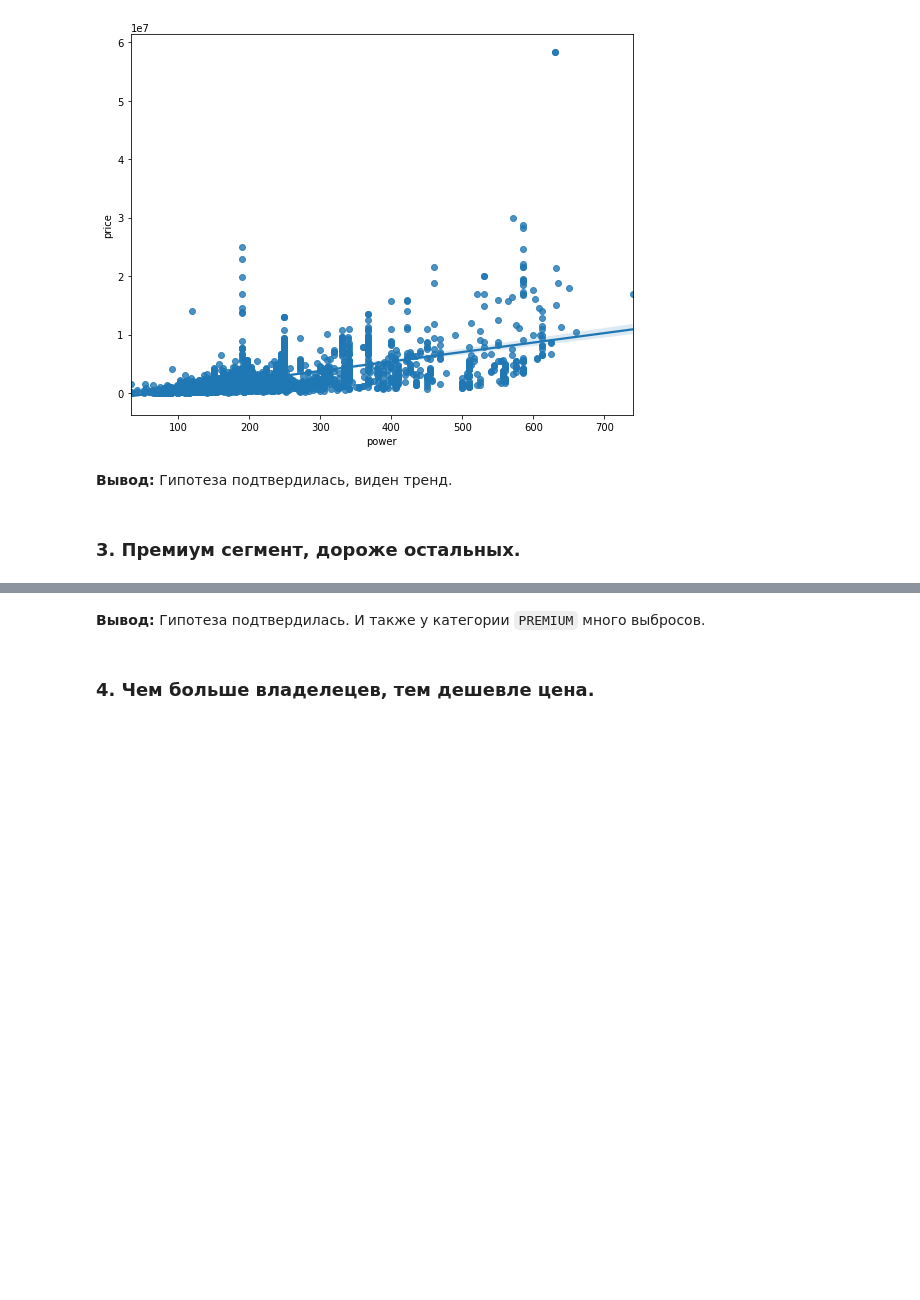
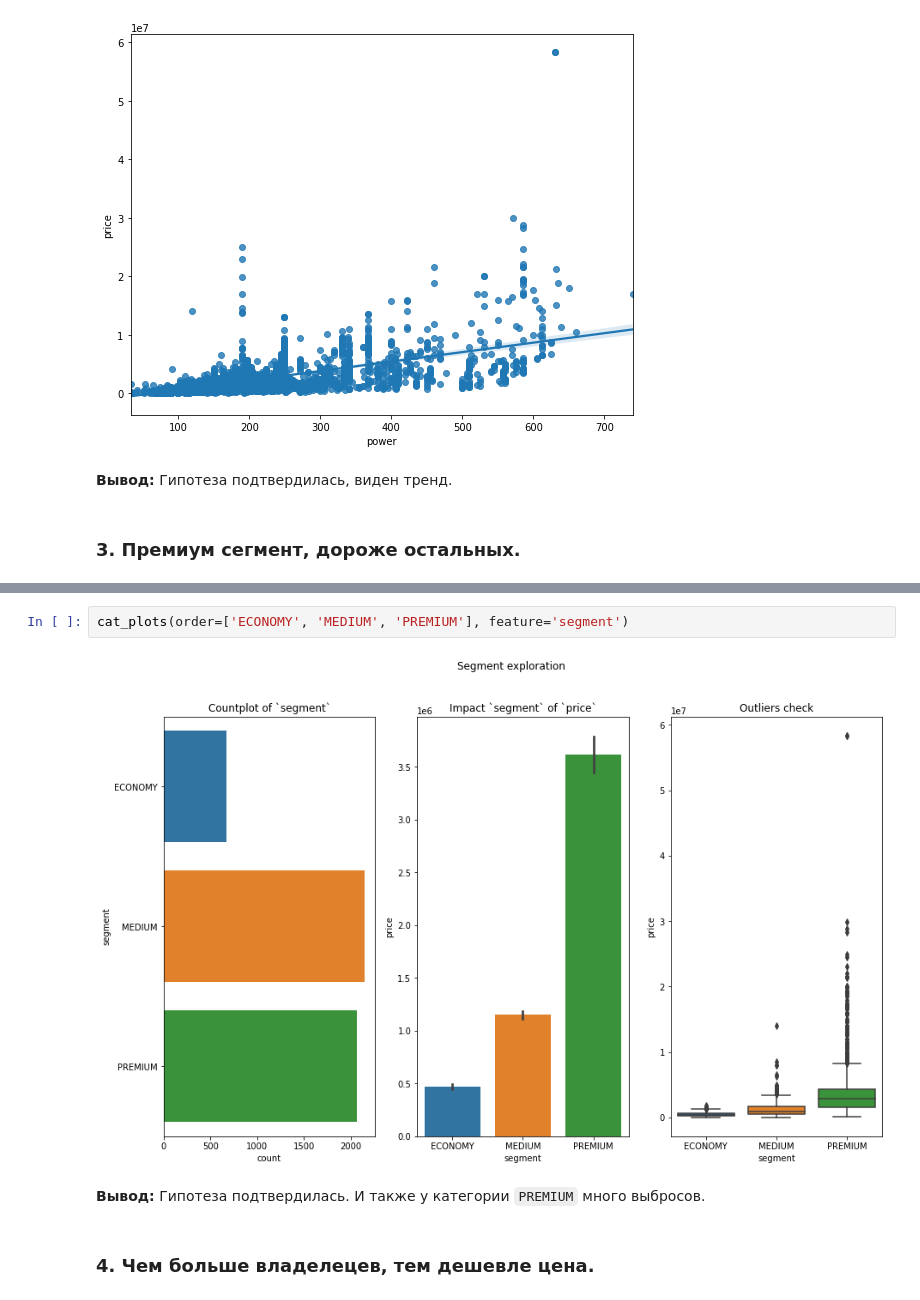
Before and after one commit to ArthurBodrov/autoru_analytics, a Jupyter notebook: Data Exploration.ipynb, the cells around one changed output, grey strips where cells are left out. Saved outputs shown, nothing was run; the diff lists cells and outputs as text; blank space fills up the shorter version.

```diff
--- a/Data Exploration.ipynb
+++ b/Data Exploration.ipynb
@@ -71,3 +65,7 @@ Name: segment, dtype: int64
+# %%
+cat_plots(order=['ECONOMY', 'MEDIUM', 'PREMIUM'], feature='segment')
+# %% [output]
+[figure, added]
 # %% [markdown]
 **Вывод:** Гипотеза подтвердилась. И также у категории `PREMIUM` много выбросов.
 # %% [markdown]
```
Also changed, not shown: parts of 11 cells of this notebook, 2 other files.
